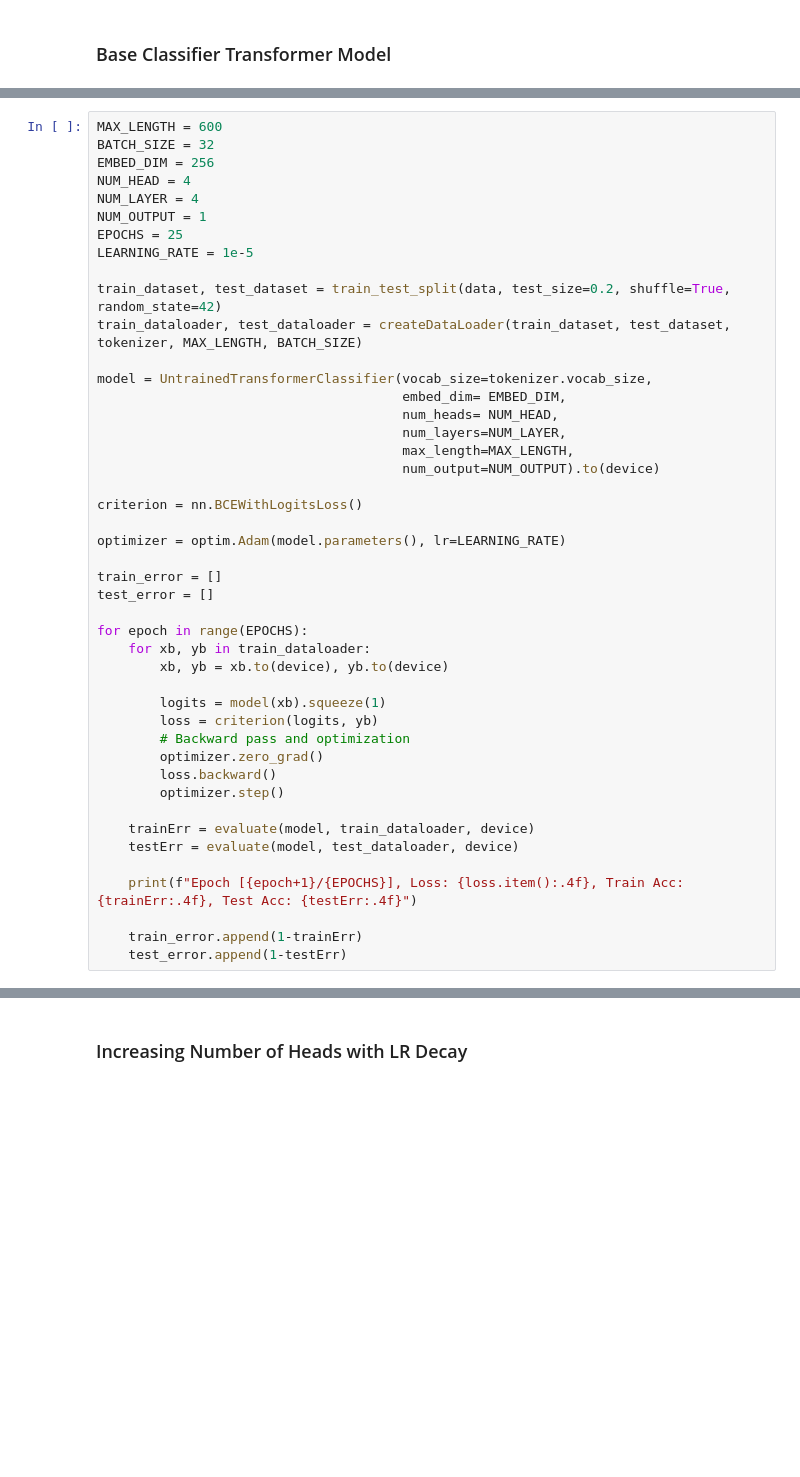
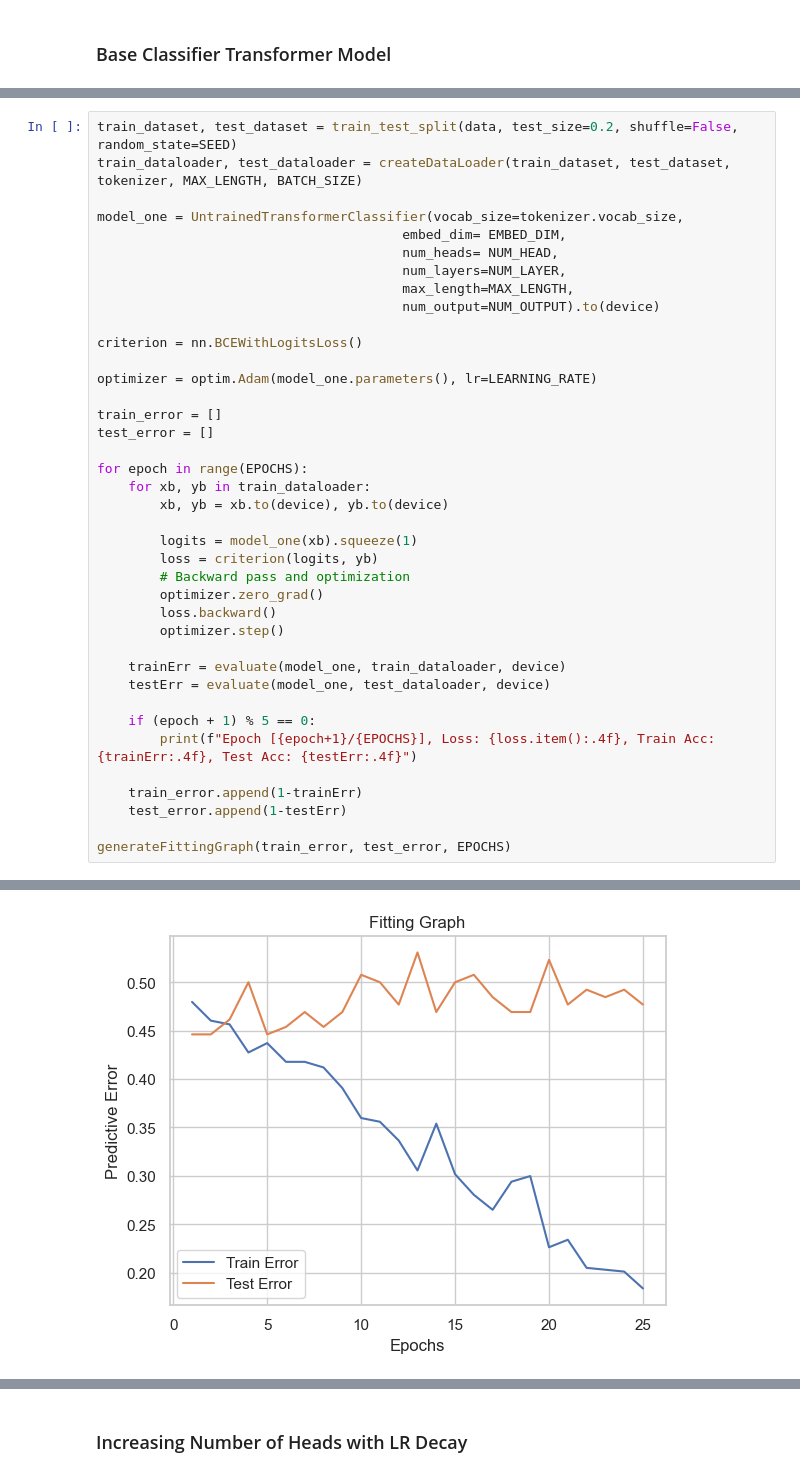
Before and after one commit to Aaron3963/CSE_151A_Project, a Jupyter notebook: project.ipynb, the cells around one changed output, grey strips where cells are left out. Saved outputs shown, nothing was run; the diff lists cells and outputs as text; blank space fills up the shorter version.

```diff
--- a/project.ipynb
+++ b/project.ipynb
@@ -775,17 +783,8 @@ generateFittingGraph(train_error, test_error, EPOCHS)
 # %%
-MAX_LENGTH = 600
-BATCH_SIZE = 32
-EMBED_DIM = 256
-NUM_HEAD = 4
-NUM_LAYER = 4
-NUM_OUTPUT = 1
-EPOCHS = 25
-LEARNING_RATE = 1e-5
-
-train_dataset, test_dataset = train_test_split(data, test_size=0.2, shuffle=True, random_state=42)
+train_dataset, test_dataset = train_test_split(data, test_size=0.2, shuffle=False, random_state=SEED)
 train_dataloader, test_dataloader = createDataLoader(train_dataset, test_dataset, tokenizer, MAX_LENGTH, BATCH_SIZE)
 
-model = UntrainedTransformerClassifier(vocab_size=tokenizer.vocab_size,
+model_one = UntrainedTransformerClassifier(vocab_size=tokenizer.vocab_size,
                                        embed_dim= EMBED_DIM,
                                        num_heads= NUM_HEAD,
                                        num_layers=NUM_LAYER,
@@ -794,7 +793,7 @@ model = UntrainedTransformerClassifier(vocab_size=tokenizer.vocab_size,
 
 criterion = nn.BCEWithLogitsLoss()
 
-optimizer = optim.Adam(model.parameters(), lr=LEARNING_RATE)
+optimizer = optim.Adam(model_one.parameters(), lr=LEARNING_RATE)
 
 train_error = []
 test_error = []
@@ -803,18 +802,21 @@ for epoch in range(EPOCHS):
     for xb, yb in train_dataloader:
         xb, yb = xb.to(device), yb.to(device)
 
-        logits = model(xb).squeeze(1)
+        logits = model_one(xb).squeeze(1)
         loss = criterion(logits, yb)
         # Backward pass and optimization
         optimizer.zero_grad()
         loss.backward()
         optimizer.step()
 
-    trainErr = evaluate(model, train_dataloader, device)
-    testErr = evaluate(model, test_dataloader, device)
+    trainErr = evaluate(model_one, train_dataloader, device)
+    testErr = evaluate(model_one, test_dataloader, device)
 
-    print(f"Epoch [{epoch+1}/{EPOCHS}], Loss: {loss.item():.4f}, Train Acc: {trainErr:.4f}, Test Acc: {testErr:.4f}")
+    if (epoch + 1) % 5 == 0:
+        print(f"Epoch [{epoch+1}/{EPOCHS}], Loss: {loss.item():.4f}, Train Acc: {trainErr:.4f}, Test Acc: {testErr:.4f}")
 
     train_error.append(1-trainErr)
     test_error.append(1-testErr)
+
+generateFittingGraph(train_error, test_error, EPOCHS)
 # %% [output]
@@ -837,0 +828 @@ Epoch [25/25], Loss: 0.6330, Train Acc: 0.8298, Test Acc: 0.4846
+[figure, added]
```
Also changed, not shown: parts of 74 cells of this notebook, 3 other files.
